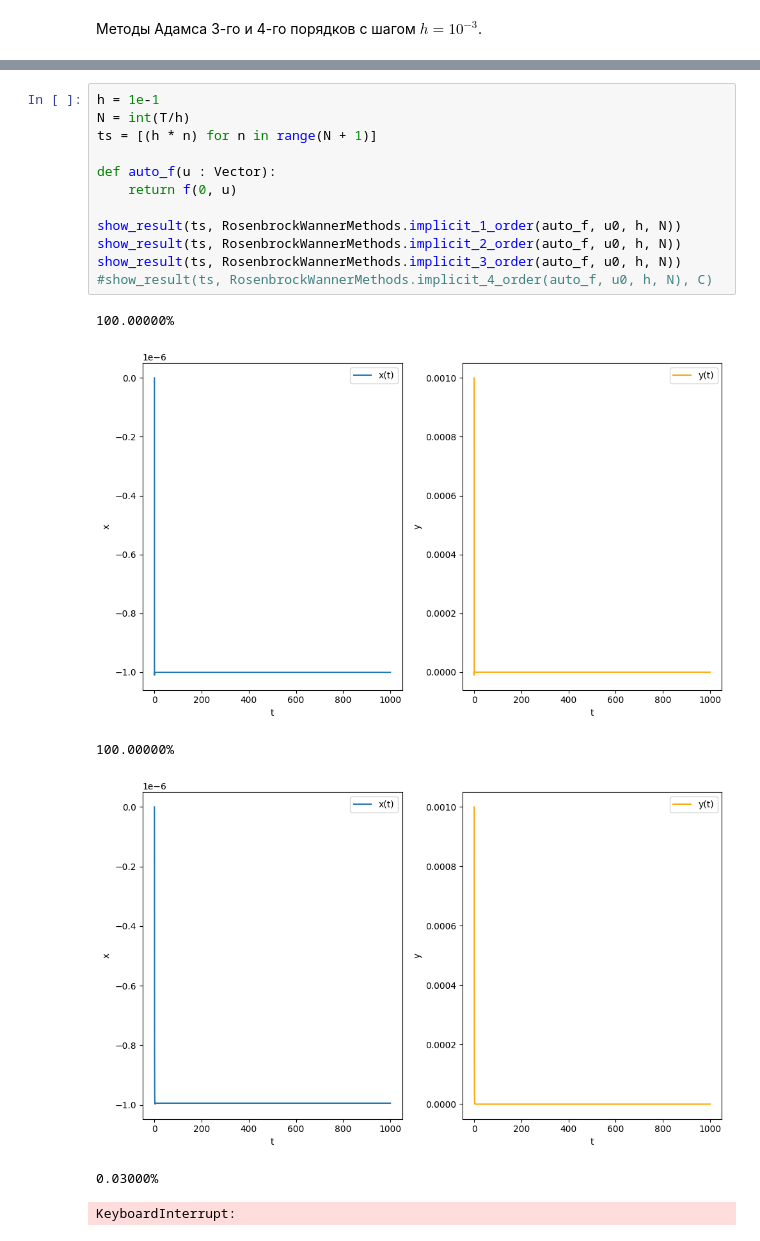
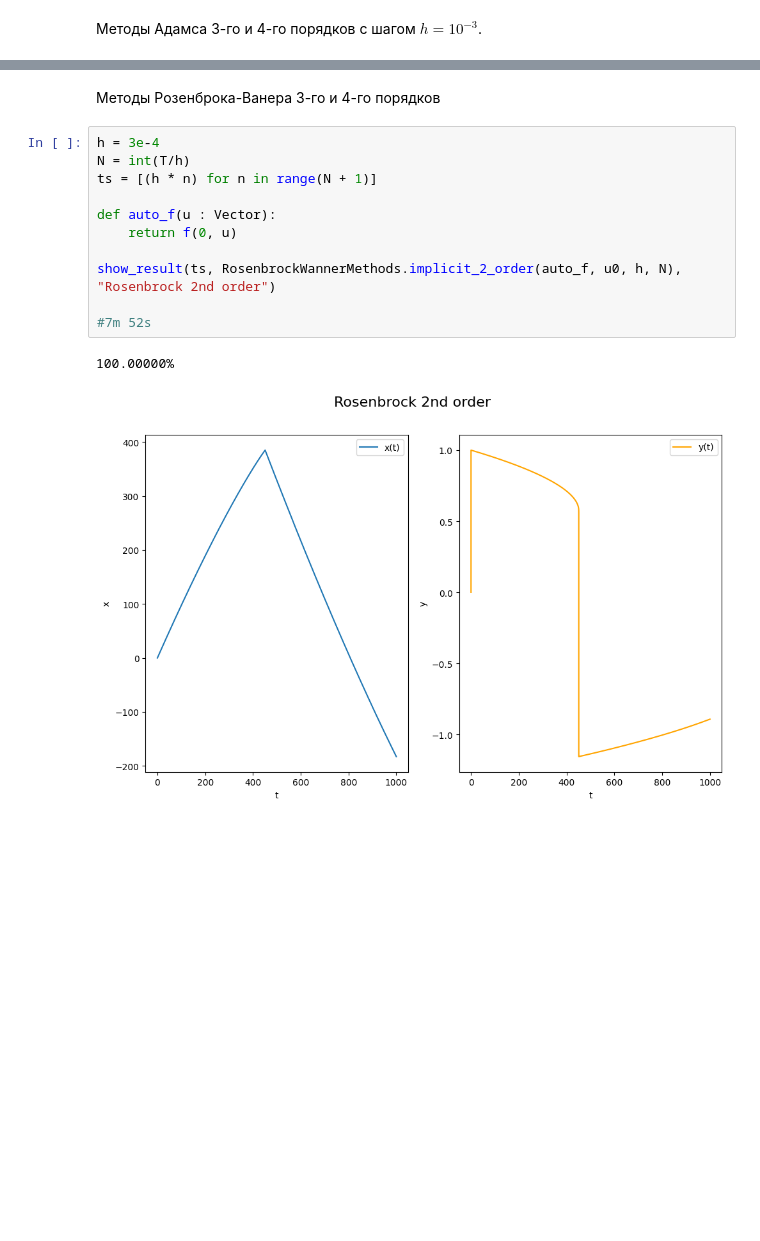
Before and after one commit to VoyakaGOD/computational-mathematics, a Jupyter notebook: stiff-ODE-systems.ipynb, the cells around one changed output, grey strips where cells are left out. Cells and saved outputs as stored; diff of their text form; blank space fills up the shorter version.

Commit message:
Rosenbrock-Wanner methods

```diff
--- a/stiff-ODE-systems.ipynb
+++ b/stiff-ODE-systems.ipynb
@@ -99,22 +103,19 @@ show_result(ts, AdamsMethods.implicit_4_order(f, sp, h, N), "Adams method 4th or
 [figure]
 100.00000%
 [figure]
+# %% [markdown]
+Методы Розенброка-Ванера 3-го и 4-го порядков
 # %%
-h = 1e-1
+h = 3e-4
 N = int(T/h)
 ts = [(h * n) for n in range(N + 1)]
 
 def auto_f(u : Vector):
     return f(0, u)
 
-show_result(ts, RosenbrockWannerMethods.implicit_1_order(auto_f, u0, h, N))
-show_result(ts, RosenbrockWannerMethods.implicit_2_order(auto_f, u0, h, N))
-show_result(ts, RosenbrockWannerMethods.implicit_3_order(auto_f, u0, h, N))
-#show_result(ts, RosenbrockWannerMethods.implicit_4_order(auto_f, u0, h, N), C)
+show_result(ts, RosenbrockWannerMethods.implicit_2_order(auto_f, u0, h, N), "Rosenbrock 2nd order")
+
+#7m 52s
 # %% [output]
 100.00000%
-[figure, old version]
+[figure, new version]
-100.00000%
-[figure, removed]
-0.03000%
-KeyboardInterrupt:
```
Also changed, not shown: parts of 3 cells of this notebook, 1 other file.
